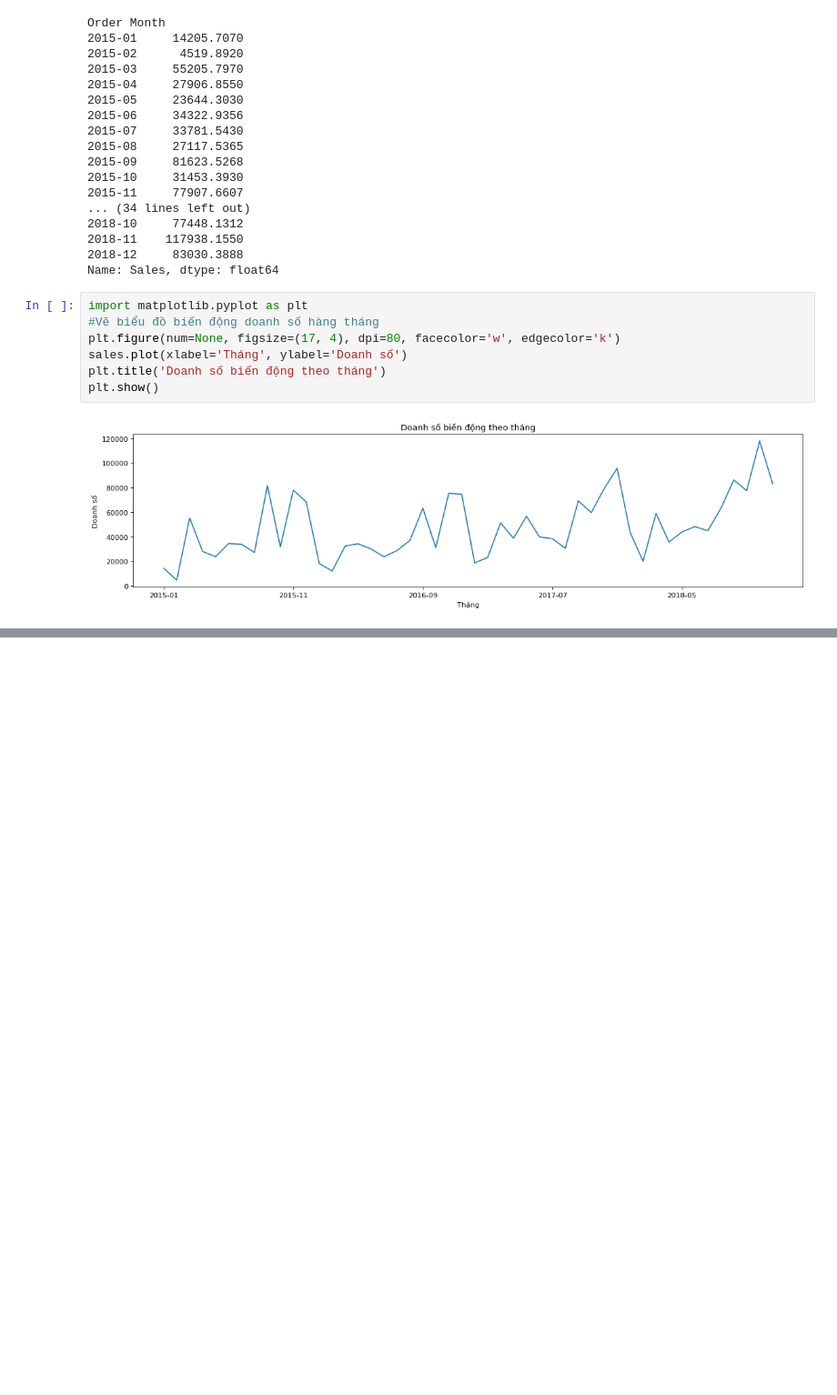
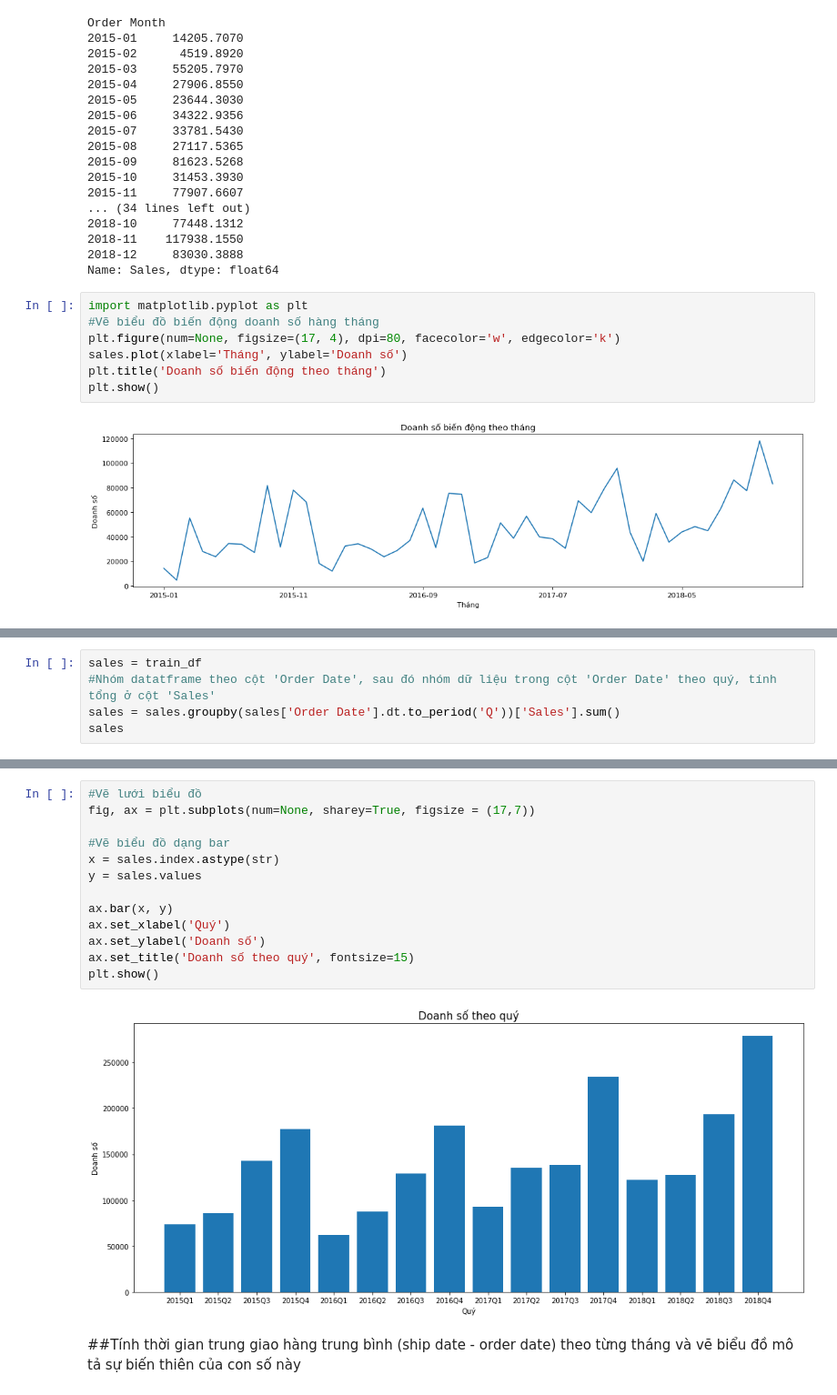
Before and after one commit to HienNguyenMinh/PythonAssignment, a Jupyter notebook: BaiTap4_Assignment.ipynb, the cells around one changed output, grey strips where cells are left out. Shown at 91% size. Cells and saved outputs as stored; diff of their text form; blank space fills up the shorter version.

```diff
--- a/BaiTap4_Assignment.ipynb
+++ b/BaiTap4_Assignment.ipynb
@@ -227,0 +259,5 @@ plt.show()
+# %%
+sales = train_df
+#Nhóm datatframe theo cột 'Order Date', sau đó nhóm dữ liệu trong cột 'Order Date' theo quý, tính tổng ở cột 'Sales'
+sales = sales.groupby(sales['Order Date'].dt.to_period('Q'))['Sales'].sum()
+sales
@@ -227,0 +283,17 @@ plt.show()
+# %%
+#Vẽ lưới biểu đồ
+fig, ax = plt.subplots(num=None, sharey=True, figsize = (17,7))
+
+#Vẽ biểu đồ dạng bar
+x = sales.index.astype(str)
+y = sales.values
+
+ax.bar(x, y)
+ax.set_xlabel('Quý')
+ax.set_ylabel('Doanh số')
+ax.set_title('Doanh số theo quý', fontsize=15)
+plt.show()
+# %% [output]
+[figure, added]
+# %% [markdown]
+##Tính thời gian trung giao hàng trung bình (ship date - order date) theo từng tháng và vẽ biểu đồ mô tả sự biến thiên của con số này
```
Also changed, not shown: parts of 6 cells of this notebook.
